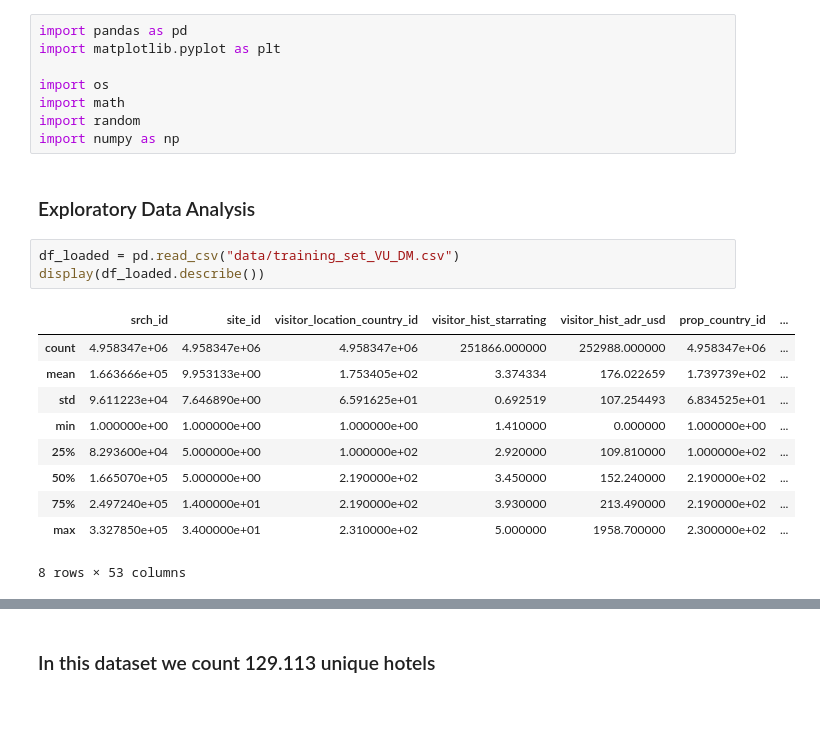
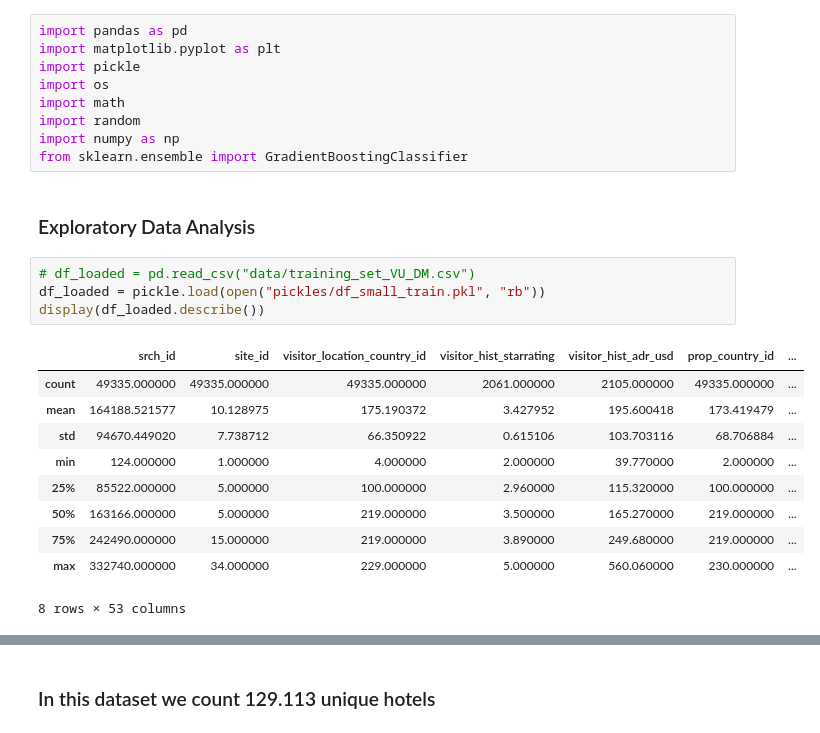
Before and after one commit to NatasjaWezel/DataMiningTechniques, a Jupyter notebook: Assignment2/rebecca_eda.ipynb, the cells around one changed output, grey strips where cells are left out. Drawn from its saved outputs; the diff is of its cells as text.

```diff
--- a/Assignment2/rebecca_eda.ipynb
+++ b/Assignment2/rebecca_eda.ipynb
@@ -1,26 +1,28 @@
 # %%
 import pandas as pd
 import matplotlib.pyplot as plt
-
+import pickle
 import os
 import math
 import random
 import numpy as np
+from sklearn.ensemble import GradientBoostingClassifier
 # %% [markdown]
 ### Exploratory Data Analysis
 # %%
-df_loaded = pd.read_csv("data/training_set_VU_DM.csv")
+# df_loaded = pd.read_csv("data/training_set_VU_DM.csv")
+df_loaded = pickle.load(open("pickles/df_small_train.pkl", "rb"))
 display(df_loaded.describe())
 # %% [output]
 |  | srch_id | site_id | visitor_location_country_id | visitor_hist_starrating | visitor_hist_adr_usd | prop_country_id | ... |
-| count | 4.958347e+06 | 4.958347e+06 | 4.958347e+06 | 251866.000000 | 252988.000000 | 4.958347e+06 | ... |
-| mean | 1.663666e+05 | 9.953133e+00 | 1.753405e+02 | 3.374334 | 176.022659 | 1.739739e+02 | ... |
-| std | 9.611223e+04 | 7.646890e+00 | 6.591625e+01 | 0.692519 | 107.254493 | 6.834525e+01 | ... |
-| min | 1.000000e+00 | 1.000000e+00 | 1.000000e+00 | 1.410000 | 0.000000 | 1.000000e+00 | ... |
-| 25% | 8.293600e+04 | 5.000000e+00 | 1.000000e+02 | 2.920000 | 109.810000 | 1.000000e+02 | ... |
-| 50% | 1.665070e+05 | 5.000000e+00 | 2.190000e+02 | 3.450000 | 152.240000 | 2.190000e+02 | ... |
-| 75% | 2.497240e+05 | 1.400000e+01 | 2.190000e+02 | 3.930000 | 213.490000 | 2.190000e+02 | ... |
-| max | 3.327850e+05 | 3.400000e+01 | 2.310000e+02 | 5.000000 | 1958.700000 | 2.300000e+02 | ... |
+| count | 49335.000000 | 49335.000000 | 49335.000000 | 2061.000000 | 2105.000000 | 49335.000000 | ... |
+| mean | 164188.521577 | 10.128975 | 175.190372 | 3.427952 | 195.600418 | 173.419479 | ... |
+| std | 94670.449020 | 7.738712 | 66.350922 | 0.615106 | 103.703116 | 68.706884 | ... |
+| min | 124.000000 | 1.000000 | 4.000000 | 2.000000 | 39.770000 | 2.000000 | ... |
+| 25% | 85522.000000 | 5.000000 | 100.000000 | 2.960000 | 115.320000 | 100.000000 | ... |
+| 50% | 163166.000000 | 5.000000 | 219.000000 | 3.500000 | 165.270000 | 219.000000 | ... |
+| 75% | 242490.000000 | 15.000000 | 219.000000 | 3.890000 | 249.680000 | 219.000000 | ... |
+| max | 332740.000000 | 34.000000 | 229.000000 | 5.000000 | 560.060000 | 230.000000 | ... |
 8 rows × 53 columns
 # %%
 # temporally store
```
Also changed, not shown: parts of 29 cells of this notebook, 9 other files.
